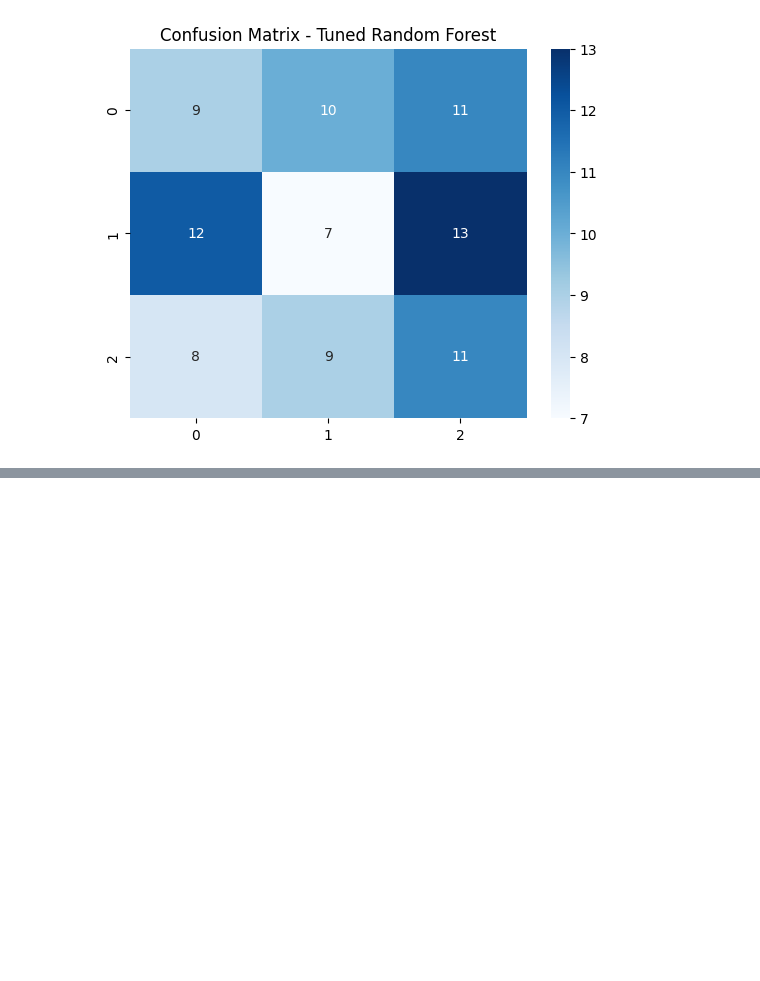
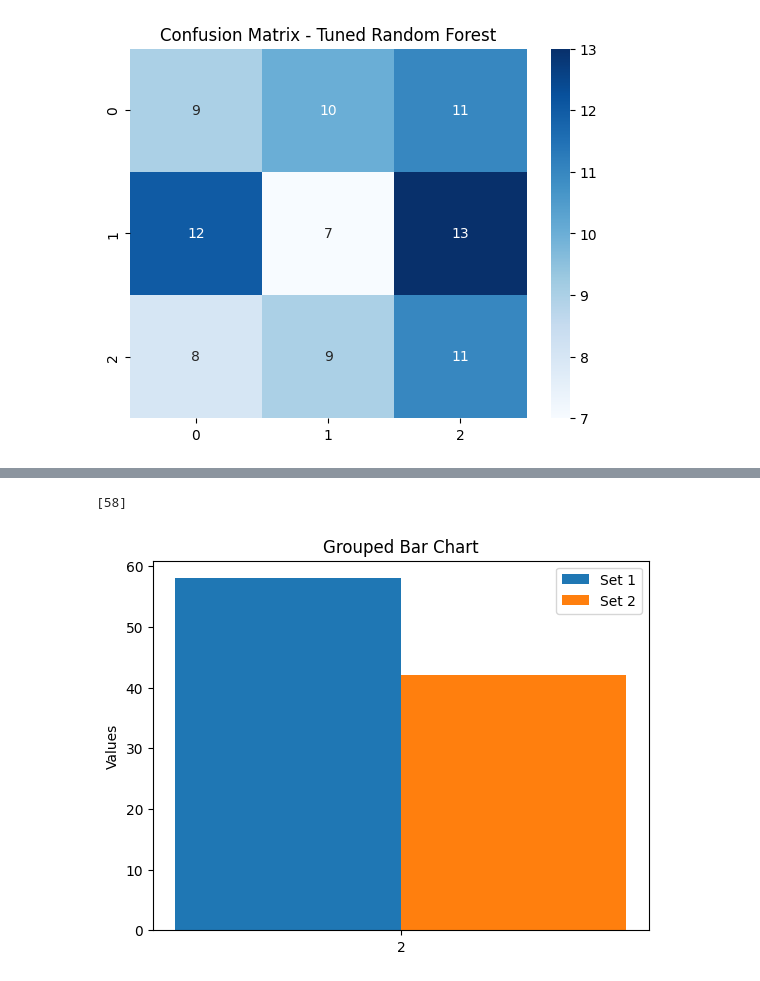
Before and after one commit to T-SarvesH/DataQuest-ML, a Jupyter notebook: index.ipynb, the cells around one changed output, grey strips where cells are left out. Cells and saved outputs as stored; diff of their text form; code cells hidden in the pictures; blank space fills up the shorter version.

```diff
--- a/index.ipynb
+++ b/index.ipynb
@@ -439,0 +457,2 @@ weighted avg       0.30      0.30      0.30        90
+# %%
+alcohol_data = data[data['Crash_Severity']  == 2]
@@ -439,0 +475,42 @@ weighted avg       0.30      0.30      0.30        90
+# %%
+alcohol_data = alcohol_data[['Crash_Severity', 'Alcohol_Consumption']]
+# %%
+sample_alcohol_data = alcohol_data
+
+label = [2]
+
+sum0 = 0
+sum1 = 0
+
+for entry in sample_alcohol_data['Alcohol_Consumption']:
+
+    # print(entry)
+    if entry == 0:
+        sum0 = sum0 + 1
+    else:
+        sum1 = sum1 + 1
+
+list0 = []
+list1 = []
+list0.append(sum0)
+list1.append(sum1)
+
+list0
+# %% [output]
+[58]
+# %%
+w, x = 1, np.arange(len(label))
+
+fig, ax = pt.subplots()
+ax.bar(x - w/2, list0, width=w, label='Set 1')
+ax.bar(x + w/2, list1, width=w, label='Set 2')
+
+ax.set_xticks(x)
+ax.set_xticklabels(label)
+ax.set_ylabel('Values')
+ax.set_title('Grouped Bar Chart')
+ax.legend()
+
+pt.show()
+# %% [output]
+[figure, added]
```
Also changed, not shown: parts of 13 cells of this notebook, 1 other file.
